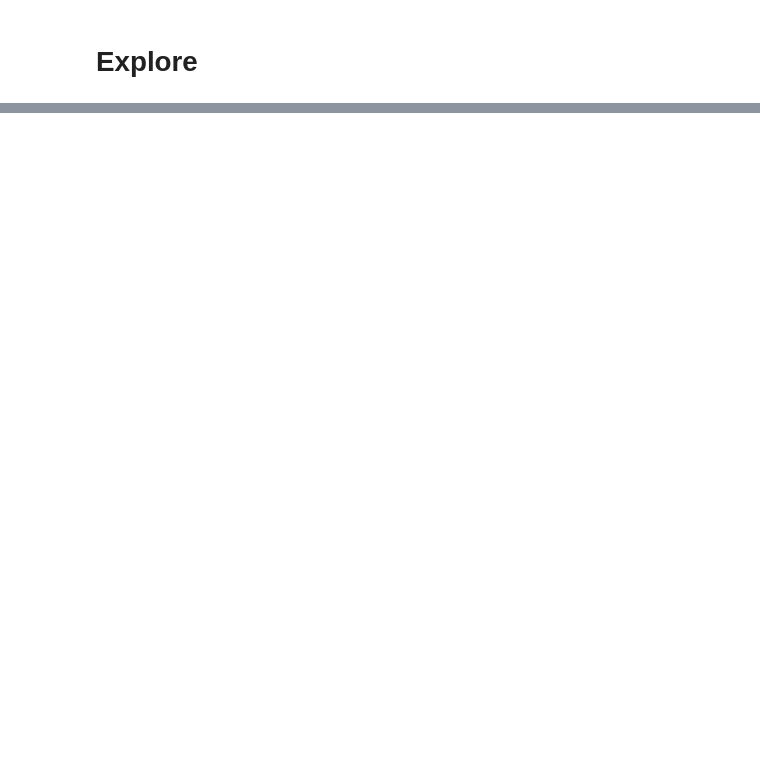
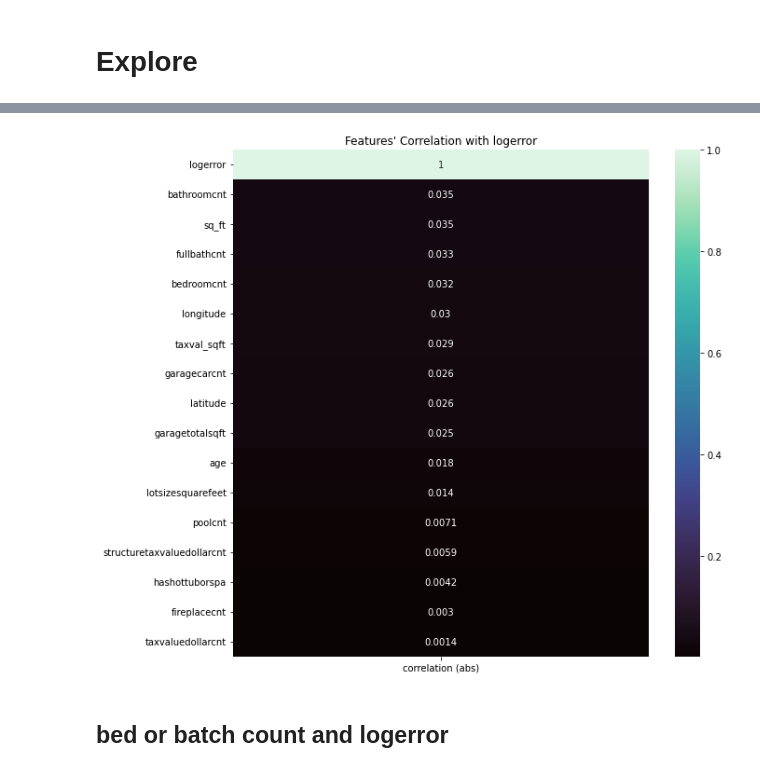
Before and after one commit to DanielFordHUB/zillow_clustering_project, a Jupyter notebook: workbook.ipynb, the cells around one changed output, grey strips where cells are left out. Drawn from its saved outputs; the diff is of its cells as text; code cells hidden in the pictures; blank space fills up the shorter version.

```diff
--- a/workbook.ipynb
+++ b/workbook.ipynb
@@ -290,0 +302,6 @@ train_scaled.shape, validate_scaled.shape, test_scaled.shape
+# %%
+value_correlations(train)
+# %% [output]
+[figure, added]
+# %% [markdown]
+## bed or batch count and logerror
```
Also changed, not shown: parts of 30 cells of this notebook.
